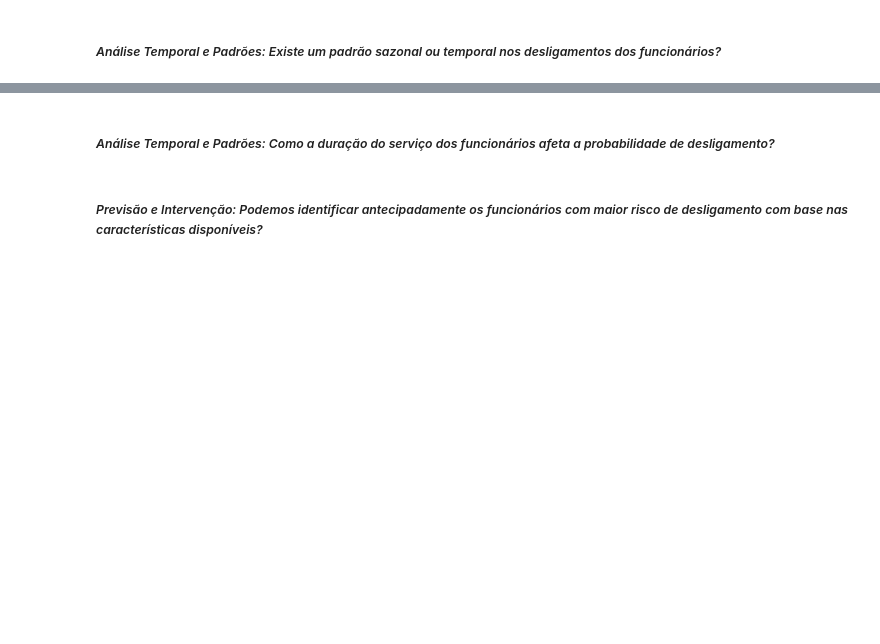
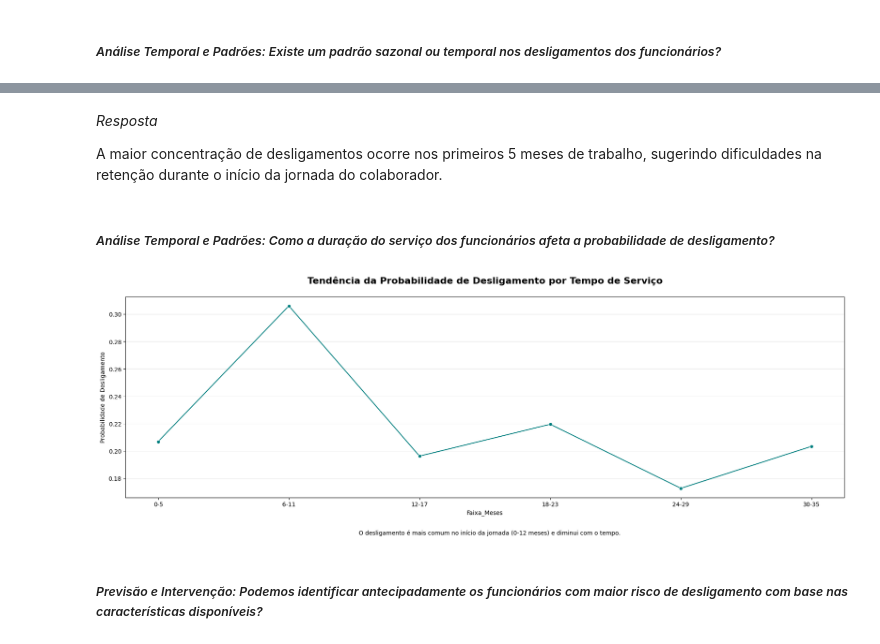
Before and after one commit to fabio-fiuza/hackathon-data-science-in-hr, a Jupyter notebook: notebooks/employee_turnover_analysis.ipynb, the cells around one changed output, grey strips where cells are left out. Cells and saved outputs as stored; diff of their text form; code cells hidden in the pictures; blank space fills up the shorter version.

```diff
--- a/notebooks/employee_turnover_analysis.ipynb
+++ b/notebooks/employee_turnover_analysis.ipynb
@@ -542,5 +598,45 @@ Funcionários seniores que estão se desligando, apesar de terem tempo de servi
+# %% [markdown]
+*Resposta*
+
+A maior concentração de desligamentos ocorre nos primeiros 5 meses de trabalho, sugerindo dificuldades na retenção durante o início da jornada do colaborador.
 # %% [markdown]
 ##### *Análise Temporal e Padrões: Como a duração do serviço dos funcionários afeta a probabilidade de desligamento?*
+# %%
+bins = list(range(0, 37, 6))
+labels = [f'{i}-{i+5}' for i in bins[:-1]]
+
+hr_data['Faixa_Meses'] = pd.cut(hr_data['Meses_de_Servico'], bins=bins, labels=labels, right=False)
+# %%
+terminated_rate = hr_data.groupby('Faixa_Meses')['Desligamento'].mean().reset_index()
+# %%
+fig = plt.figure(figsize=(18,6))
+
+sns.lineplot(data=terminated_rate, x='Faixa_Meses', y='Desligamento', marker='o', color=palette[0])
+
+plt.title(
+    label='Tendência da Probabilidade de Desligamento por Tempo de Serviço',
+    fontsize=16,
+    y=1.05,
+    weight=600
+)
+
+plt.ylabel('Probabilidade de Desligamento')
+
+plt.grid(True, axis='y', alpha=0.3)
+
+fig.text(
+    x=0.35,
+    y=-0.05,
+    s='''O desligamento é mais comum no início da jornada (0-12 meses) e diminui com o tempo.'''
+    )
+
+plt.tight_layout()
+
+plt.savefig('../reports/figures/tendencia-desligamento-por-tempo-servico.png', dpi=300)
+
+plt.show()
+# %% [output]
+[figure, added]
 # %% [markdown]
 ##### *Previsão e Intervenção: Podemos identificar antecipadamente os funcionários com maior risco de desligamento com base nas características disponíveis?*
 # %% [markdown]
```
Also changed, not shown: parts of 7 cells of this notebook, 8 other files.
